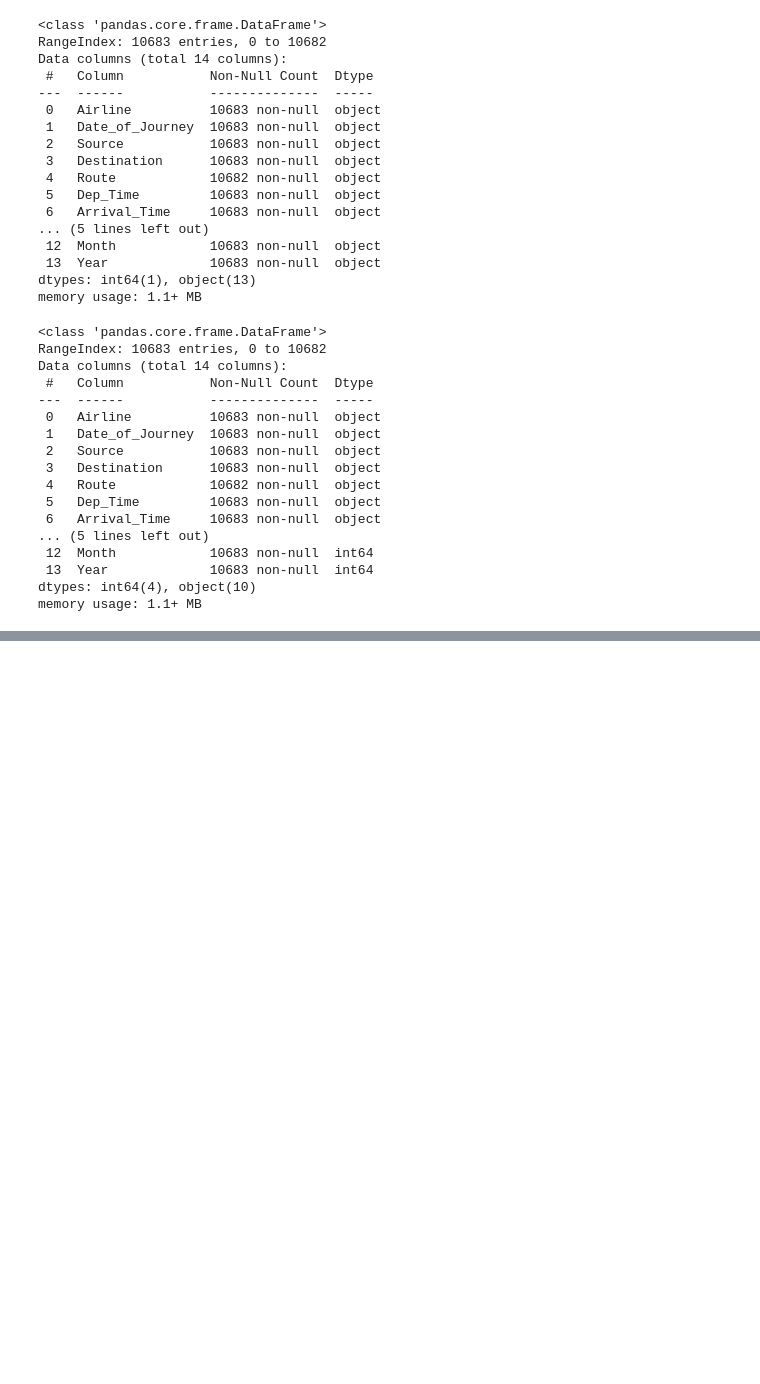
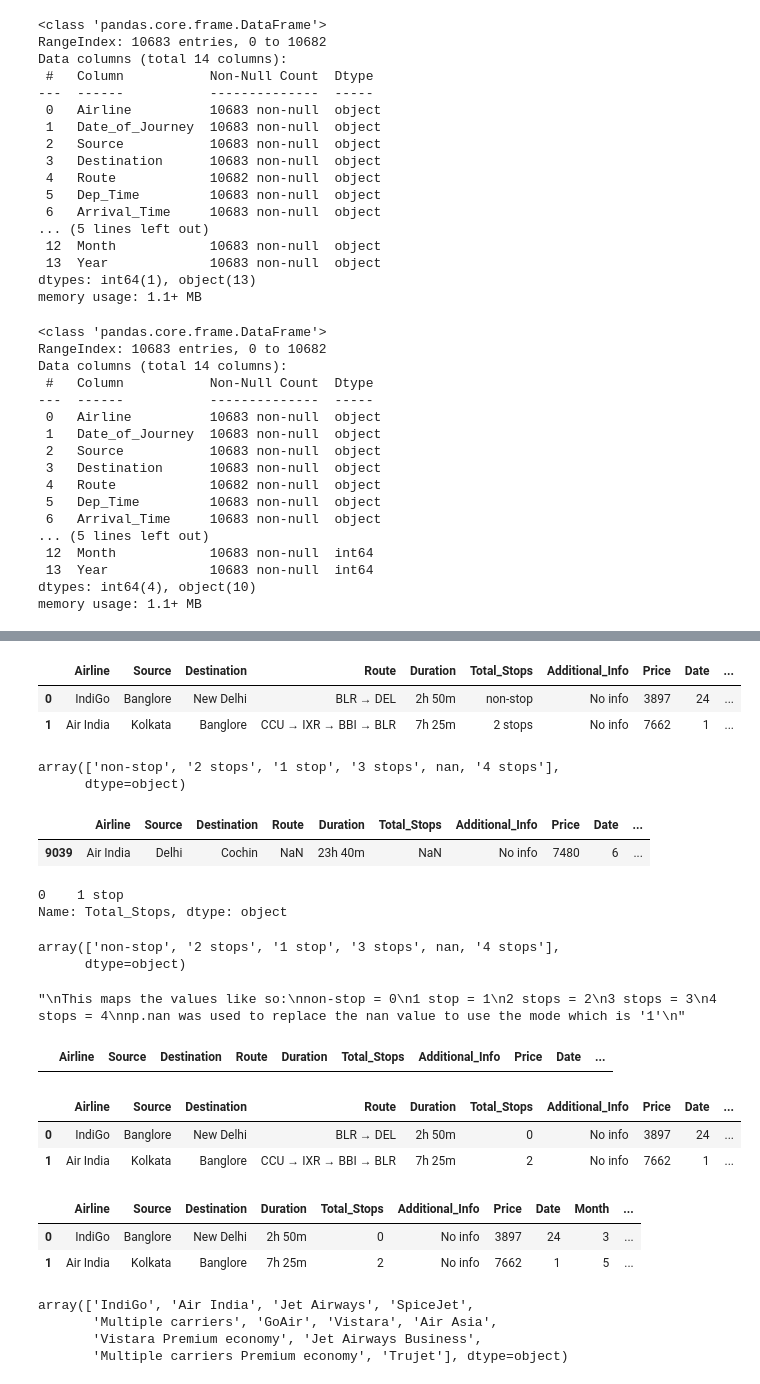
Before and after one commit to PandoraAnalyst/python-eda, a Jupyter notebook: datasets-analysis/flight_analysis.ipynb, the cells around one changed output, grey strips where cells are left out. Saved outputs shown, nothing was run; the diff lists cells and outputs as text; code cells hidden in the pictures; blank space fills up the shorter version.

```diff
--- a/datasets-analysis/flight_analysis.ipynb
+++ b/datasets-analysis/flight_analysis.ipynb
@@ -142,0 +177,4 @@ df.head()
+# %%
+## Feature Engineering on the "Departure_Time" column
+df['Departure_Hour']=df['Dep_Time'].str.split(':').str[0]
+df['Departure_Min']=df['Dep_Time'].str.split(':').str[1]
@@ -142,0 +187,4 @@ df.head()
+# %%
+## Changing the data type to Integer
+df['Departure_Hour']=df['Departure_Hour'].astype(int)
+df['Departure_Min']=df['Departure_Min'].astype(int)
@@ -142,0 +211,57 @@ df.head()
+# %%
+## Dropping the 'Dep_Time' column
+df.drop('Dep_Time',axis=1,inplace=True)
+# %%
+df.head(2)
+# %% [output]
+|  | Airline | Source | Destination | Route | Duration | Total_Stops | Additional_Info | Price | Date | ... |
+| 0 | IndiGo | Banglore | New Delhi | BLR → DEL | 2h 50m | non-stop | No info | 3897 | 24 | ... |
+| 1 | Air India | Kolkata | Banglore | CCU → IXR → BBI → BLR | 7h 25m | 2 stops | No info | 7662 | 1 | ... |
+# %%
+## Feature Engineering on Categorical variable
+## Checking the unique values in the 'Total_Stops' column
+df['Total_Stops'].unique()
+# %% [output]
+array(['non-stop', '2 stops', '1 stop', '3 stops', nan, '4 stops'],
+      dtype=object)
+# %%
+## Checking which record(s) is nan
+df[df['Total_Stops'].isnull()]
+# %% [output]
+|  | Airline | Source | Destination | Route | Duration | Total_Stops | Additional_Info | Price | Date | ... |
+| 9039 | Air India | Delhi | Cochin | NaN | 23h 40m | NaN | No info | 7480 | 6 | ... |
+# %%
+## Finding the mode to use and replace the nan value
+df['Total_Stops'].mode()
+# %% [output]
+0    1 stop
+Name: Total_Stops, dtype: object
+# %%
+df['Total_Stops'].unique()
+# %% [output]
+array(['non-stop', '2 stops', '1 stop', '3 stops', nan, '4 stops'],
+      dtype=object)
+# %%
+## Using 'map()' to change the values of the 'Total_Stops' column to Ordinal/number values
+df['Total_Stops']=df['Total_Stops'].map({'non-stop':0,'1 stop':1,'2 stops':2,'3 stops':3,'4 stops':4,np.nan:1})
+'''
+This maps the values like so:
+non-stop = 0
+1 stop = 1
+2 stops = 2
+3 stops = 3
+4 stops = 4
+np.nan was used to replace the nan value to use the mode which is '1'
+'''
+# %% [output]
+"\nThis maps the values like so:\nnon-stop = 0\n1 stop = 1\n2 stops = 2\n3 stops = 3\n4 stops = 4\nnp.nan was used to replace the nan value to use the mode which is '1'\n"
+# %%
+df[df['Total_Stops'].isnull()]
+# %% [output]
+|  | Airline | Source | Destination | Route | Duration | Total_Stops | Additional_Info | Price | Date | ... |
+# %%
+df.head(2)
+# %% [output]
+|  | Airline | Source | Destination | Route | Duration | Total_Stops | Additional_Info | Price | Date | ... |
+| 0 | IndiGo | Banglore | New Delhi | BLR → DEL | 2h 50m | 0 | No info | 3897 | 24 | ... |
+| 1 | Air India | Kolkata | Banglore | CCU → IXR → BBI → BLR | 7h 25m | 2 | No info | 7662 | 1 | ... |
@@ -142,0 +271,14 @@ df.head()
+# %%
+df.head(2)
+# %% [output]
+|  | Airline | Source | Destination | Duration | Total_Stops | Additional_Info | Price | Date | Month | ... |
+| 0 | IndiGo | Banglore | New Delhi | 2h 50m | 0 | No info | 3897 | 24 | 3 | ... |
+| 1 | Air India | Kolkata | Banglore | 7h 25m | 2 | No info | 7662 | 1 | 5 | ... |
+# %%
+## Feature Engineering on the other column
+df['Airline'].unique()
+# %% [output]
+array(['IndiGo', 'Air India', 'Jet Airways', 'SpiceJet',
+       'Multiple carriers', 'GoAir', 'Vistara', 'Air Asia',
+       'Vistara Premium economy', 'Jet Airways Business',
+       'Multiple carriers Premium economy', 'Trujet'], dtype=object)
```
Also changed, not shown: parts of 12 cells of this notebook.
